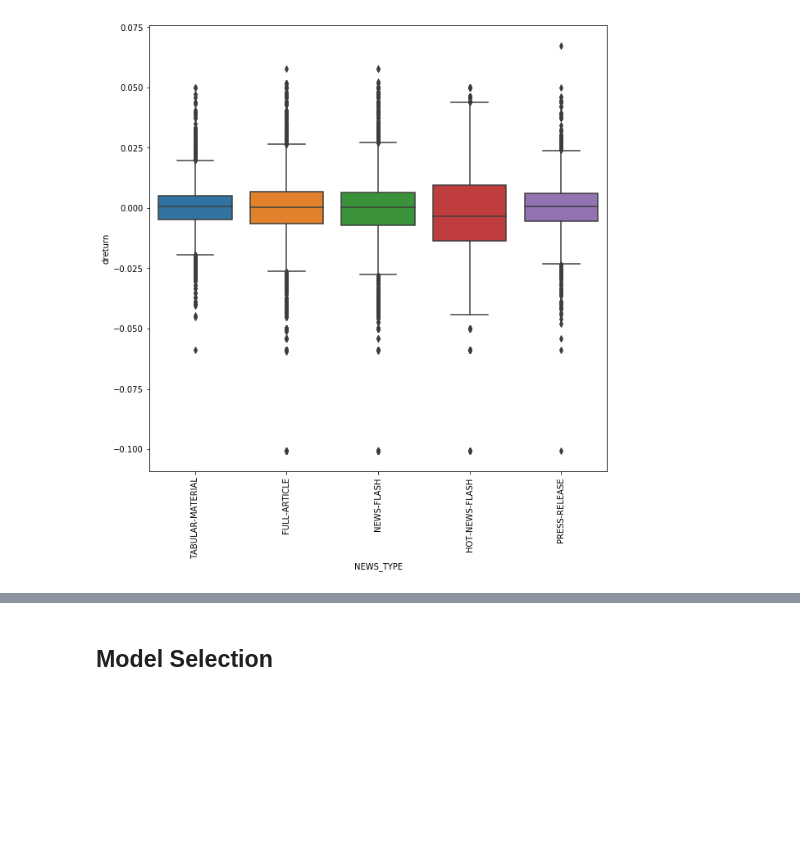
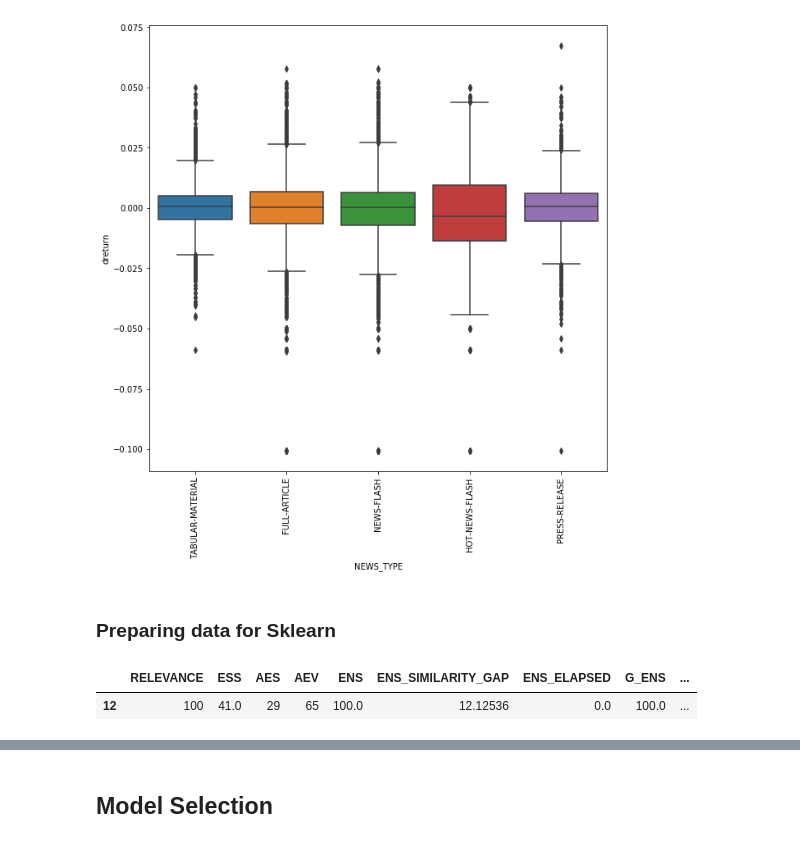
Before and after one commit to nico-busch/PHBS_MLF_2018, a Jupyter notebook: notebook.ipynb, the cells around one changed output, grey strips where cells are left out. Saved outputs shown, nothing was run; the diff lists cells and outputs as text; code cells hidden in the pictures; blank space fills up the shorter version.

Commit message:
Update notebook.ipynb
Prepared feature matrix + dummies for sklearn

```diff
--- a/notebook.ipynb
+++ b/notebook.ipynb
@@ -289,5 +291,24 @@ fig = sns.boxplot(x = var_x, y = var_y, data = data)
 plt.xticks(rotation = 90);
 # %% [output]
 [figure]
+# %% [markdown]
+### Preparing data for Sklearn
+# %%
+#assigning feature matrix and output variable #change
+X = df[['RELEVANCE','GROUP','ESS','AES','AEV','ENS','ENS_SIMILARITY_GAP',
+        'ENS_ELAPSED','G_ENS','G_ENS_SIMILARITY_GAP','G_ENS_ELAPSED','NEWS_TYPE','RP_STORY_EVENT_INDEX',
+        'RP_STORY_EVENT_COUNT','CSS','NIP','PEQ','BEE','BMQ','BAM','BCA','MCQ']]
+
+y = df['abnormal_return_flag']
+
+# transform nominal features to dummy features
+X=pd.get_dummies(X)
+X.head(1)
+
+##need to create interaction terms
+#do we need to remove 1st dummy for regression model?
+# %% [output]
+|  | RELEVANCE | ESS | AES | AEV | ENS | ENS_SIMILARITY_GAP | ENS_ELAPSED | G_ENS | ... |
+| 12 | 100 | 41.0 | 29 | 65 | 100.0 | 12.12536 | 0.0 | 100.0 | ... |
 # %%
 # check correlation of all variables
```
Also changed, not shown: parts of 16 cells of this notebook.
